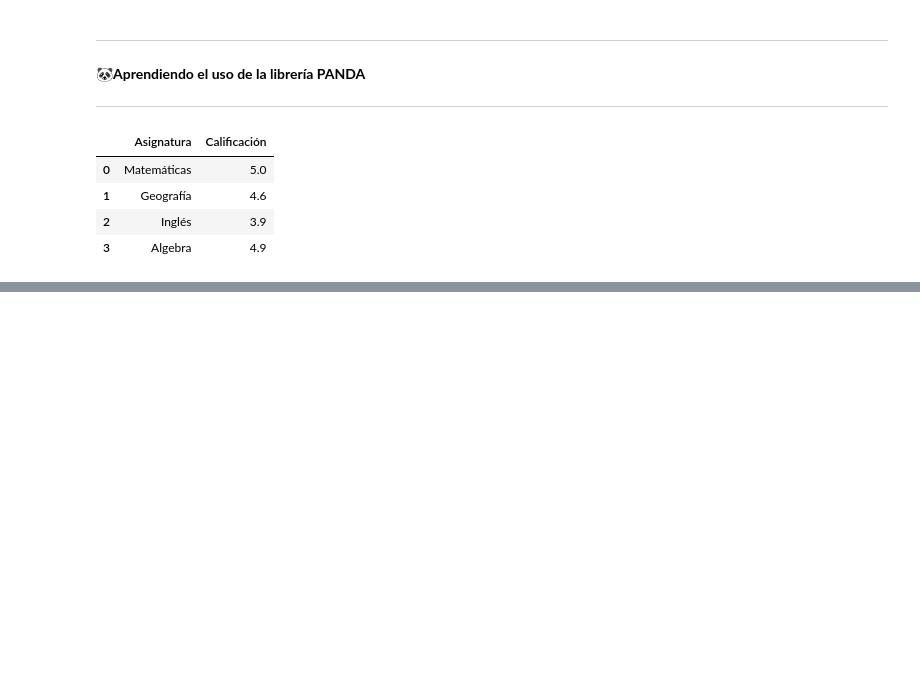
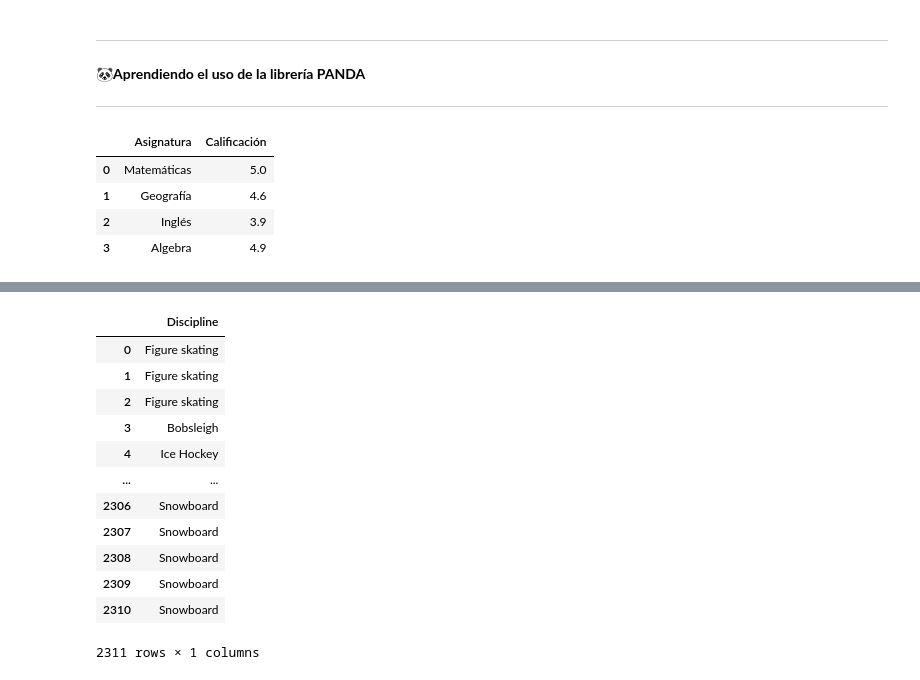
Before and after one commit to PosgradoMNA/actividades-de-aprendizaje-A01793509, a Jupyter notebook: Semana 2 - Actividad 1 (Módulo 4).ipynb, the cells around one changed output, grey strips where cells are left out. Saved outputs shown, nothing was run; the diff lists cells and outputs as text; code cells hidden in the pictures; blank space fills up the shorter version.

```diff
--- a/Semana 2 - Actividad 1 (Módulo 4).ipynb
+++ b/Semana 2 - Actividad 1 (Módulo 4).ipynb
@@ -443,0 +494,18 @@ df.head()
+# %%
+#Creamos un dataframe a partir de la columna 'Discipline'
+dfDisciplina=dfMedallero[['Discipline']]
+dfDisciplina
+# %% [output]
+|  | Discipline |
+| 0 | Figure skating |
+| 1 | Figure skating |
+| 2 | Figure skating |
+| 3 | Bobsleigh |
+| 4 | Ice Hockey |
+| ... | ... |
+| 2306 | Snowboard |
+| 2307 | Snowboard |
+| 2308 | Snowboard |
+| 2309 | Snowboard |
+| 2310 | Snowboard |
+2311 rows × 1 columns
```
Also changed, not shown: parts of 13 cells of this notebook.
